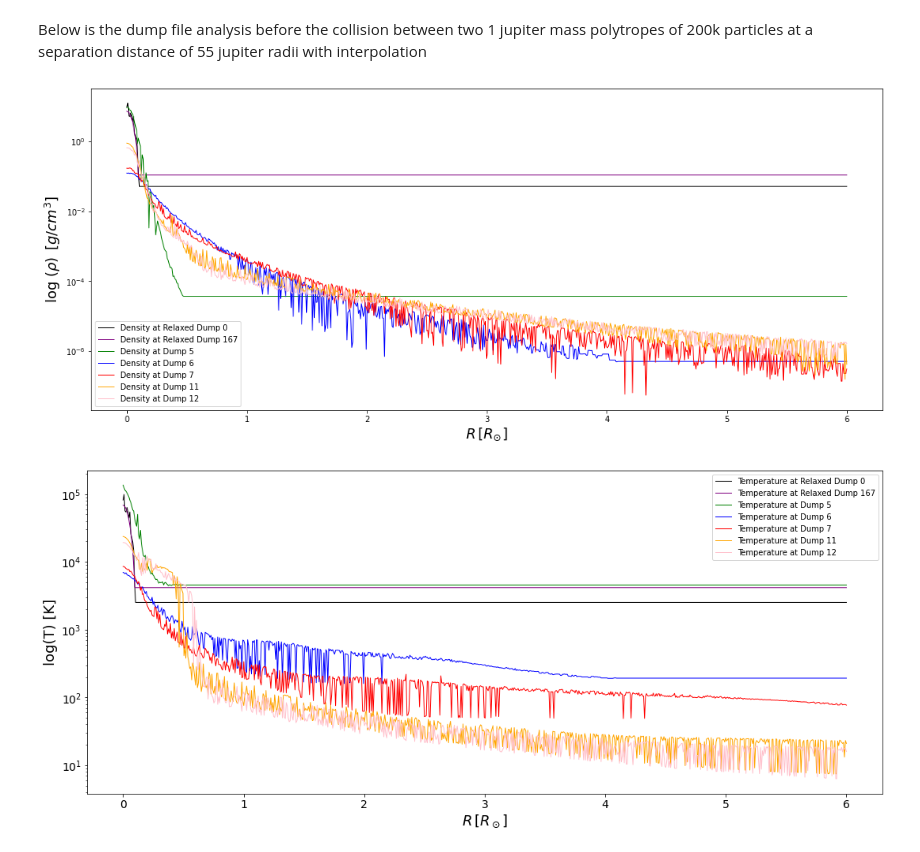
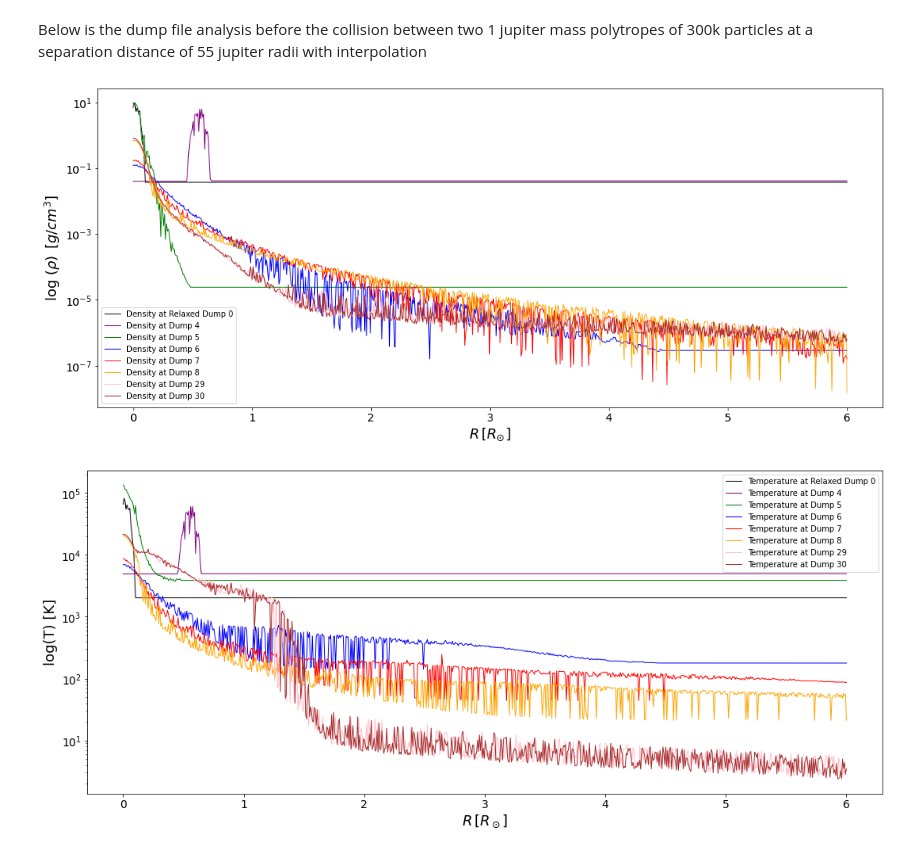
Before and after one commit to SudatKhan/ureca_repo, a Jupyter notebook: new_collision_analysis.ipynb, the cells around one changed output. Saved outputs shown, nothing was run; the diff lists cells and outputs as text; code cells hidden in the pictures.

```diff
--- a/new_collision_analysis.ipynb
+++ b/new_collision_analysis.ipynb
@@ -5,5 +5,5 @@ import numpy as np
 import scipy
 from scipy.interpolate import griddata
 # %% [markdown]
-Below is the dump file analysis before the collision between two 1 jupiter mass polytropes of 200k particles at a separation distance of 55 jupiter radii with interpolation
+Below is the dump file analysis before the collision between two 1 jupiter mass polytropes of 300k particles at a separation distance of 55 jupiter radii with interpolation
 # %%
@@ -45,41 +62,52 @@ temperature12 = data12[:,6]
 # %%
 radius = np.linspace(0,6,750)
-denisty_interp3 = griddata(radius_jupiter3, density3, radius, method='nearest')
-temperature_interp3 = griddata(radius_jupiter3, temperature3, radius, method='nearest')
+density_interp = griddata(radius_jupiter, density, radius, method='nearest')
+temperature_interp = griddata(radius_jupiter, temperature, radius, method='nearest')
 
-denisty_interp4 = griddata(radius_jupiter4, density4, radius, method='nearest')
+density_interp4 = griddata(radius_jupiter4, density4, radius, method='nearest')
 temperature_interp4 = griddata(radius_jupiter4, temperature4, radius, method='nearest')
 
-denisty_interp5 = griddata(radius_jupiter5, density5, radius, method='nearest')
+density_interp5 = griddata(radius_jupiter5, density5, radius, method='nearest')
 temperature_interp5 = griddata(radius_jupiter5, temperature5, radius, method='nearest')
+momentum_interpolated5 = griddata(radius_jupiter5, momentum5, radius, method="nearest")
 
-denisty_interp6 = griddata(radius_jupiter6, density6, radius, method='nearest')
+density_interp6 = griddata(radius_jupiter6, density6, radius, method='nearest')
 temperature_interp6 = griddata(radius_jupiter6, temperature6, radius, method='nearest')
+momentum_interpolated6 = griddata(radius_jupiter6, momentum6, radius, method="nearest")
 
-denisty_interp7 = griddata(radius_jupiter7, density7, radius, method='nearest')
+density_interp7 = griddata(radius_jupiter7, density7, radius, method='nearest')
 temperature_interp7 = griddata(radius_jupiter7, temperature7, radius, method='nearest')
+momentum_interpolated7 = griddata(radius_jupiter7, momentum7, radius, method="nearest")
 
-denisty_interp11 = griddata(radius_jupiter11, density11, radius, method='nearest')
-temperature_interp11 = griddata(radius_jupiter11, temperature11, radius, method='nearest')
+density_interp8 = griddata(radius_jupiter8, density8, radius, method='nearest')
+temperature_interp8 = griddata(radius_jupiter8, temperature8, radius, method='nearest')
+momentum_interpolated8 = griddata(radius_jupiter8, momentum8, radius, method="nearest")
 
-denisty_interp12 = griddata(radius_jupiter12, density12, radius, method='nearest')
-temperature_interp12 = griddata(radius_jupiter12, temperature12, radius, method='nearest')
+density_interp29 = griddata(radius_jupiter29, density29, radius, method='nearest')
+temperature_interp29 = griddata(radius_jupiter29, temperature29, radius, method='nearest')
+momentum_interpolated29 = griddata(radius_jupiter29, momentum29, radius, method="nearest")
+
+density_interp30 = griddata(radius_jupiter30, density30, radius, method='nearest')
+temperature_interp30 = griddata(radius_jupiter30, temperature30, radius, method='nearest')
+momentum_interpolated30 = griddata(radius_jupiter30, momentum30, radius, method="nearest")
 # %%
 fig = plt.figure(figsize=(18,7.5))
 
-plt.plot(radius,denisty_interp3, lw=1.0, c='black', label='Density at Relaxed Dump 0')
+plt.plot(radius,density_interp, lw=1.0, c='black', label='Density at Relaxed Dump 0')
 
-plt.plot(radius, denisty_interp4, lw=1.0, c='purple', label='Density at Relaxed Dump 167')
+plt.plot(radius, density_interp4, lw=1.0, c='purple', label='Density at Dump 4')
 
-plt.plot(radius,denisty_interp5, lw=1.0, c='green', label='Density at Dump 5')
+plt.plot(radius,density_interp5, lw=1.0, c='green', label='Density at Dump 5')
 
-plt.plot(radius,denisty_interp6, lw=1.0, c='blue', label='Density at Dump 6')
+plt.plot(radius,density_interp6, lw=1.0, c='blue', label='Density at Dump 6')
 
-plt.plot(radius,denisty_interp7, lw=1.0, c='red', label='Density at Dump 7')
+plt.plot(radius,density_interp7, lw=1.0, c='red', label='Density at Dump 7')
 
-plt.plot(radius,denisty_interp11, lw=1.0, c='orange', label='Density at Dump 11')
+plt.plot(radius,density_interp8, lw=1.0, c='orange', label='Density at Dump 8')
 
-plt.plot(radius,denisty_interp12, lw=1.0, c='pink', label='Density at Dump 12')
+plt.plot(radius,density_interp29, lw=1.0, c='pink', label='Density at Dump 29')
+
+plt.plot(radius,density_interp30, lw=1.0, c='brown', label='Density at Dump 30')
 
 plt.legend()
 plt.yscale('log')
@@ -88,29 +116,31 @@ plt.ylabel(r'log ($\rho$) $\, [g/cm^3]$', size=18)
 plt.rc('xtick', labelsize=14)
 plt.rc('ytick', labelsize=14)
 # %% [output]
-[figure, old version]
+[figure, new version]
 # %%
 fig = plt.figure(figsize=(18,7.5))
 
-plt.plot(radius,temperature_interp3, lw=1.0, c='black', label='Temperature at Relaxed Dump 0')
+plt.plot(radius,temperature_interp, lw=1.0, c='black', label='Temperature at Relaxed Dump 0')
 
-plt.plot(radius,temperature_interp4, lw=1.0, c='purple', label='Temperature at Relaxed Dump 167')
+plt.plot(radius,temperature_interp4, lw=1.0, c='purple', label='Temperature at Dump 4')
 
 plt.plot(radius,temperature_interp5, lw=1.0, c='green', label='Temperature at Dump 5')
 
 plt.plot(radius,temperature_interp6, lw=1.0, c='blue', label='Temperature at Dump 6')
 
 plt.plot(radius,temperature_interp7, lw=1.0, c='red', label='Temperature at Dump 7')
 
-plt.plot(radius,temperature_interp11, lw=1.0, c='orange', label='Temperature at Dump 11')
+plt.plot(radius,temperature_interp8, lw=1.0, c='orange', label='Temperature at Dump 8')
 
-plt.plot(radius,temperature_interp12, lw=1.0, c='pink', label='Temperature at Dump 12')
+plt.plot(radius,temperature_interp29, lw=1.0, c='pink', label='Temperature at Dump 29')
+
+plt.plot(radius,temperature_interp30, lw=1.0, c='brown', label='Temperature at Dump 30')
 
 plt.legend()
 plt.yscale('log')
 plt.xlabel(r'$R \, [R_\odot]$', size=18)
 plt.ylabel('log(T) [K]', size=18)
 plt.rc('xtick', labelsize=14)
 plt.rc('ytick', labelsize=14)
 # %% [output]
-[figure, old version]
+[figure, new version]
```
Also changed, not shown: parts of 2 cells of this notebook.
